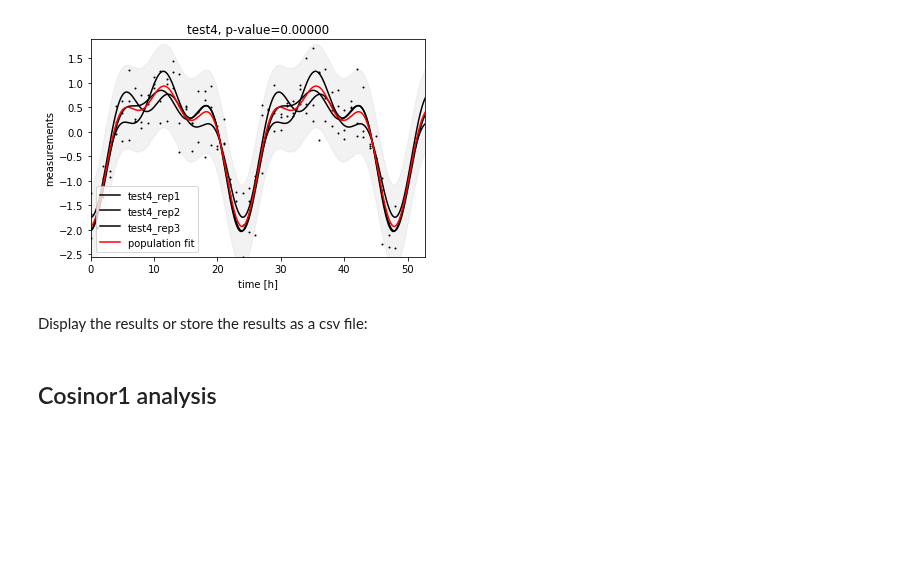
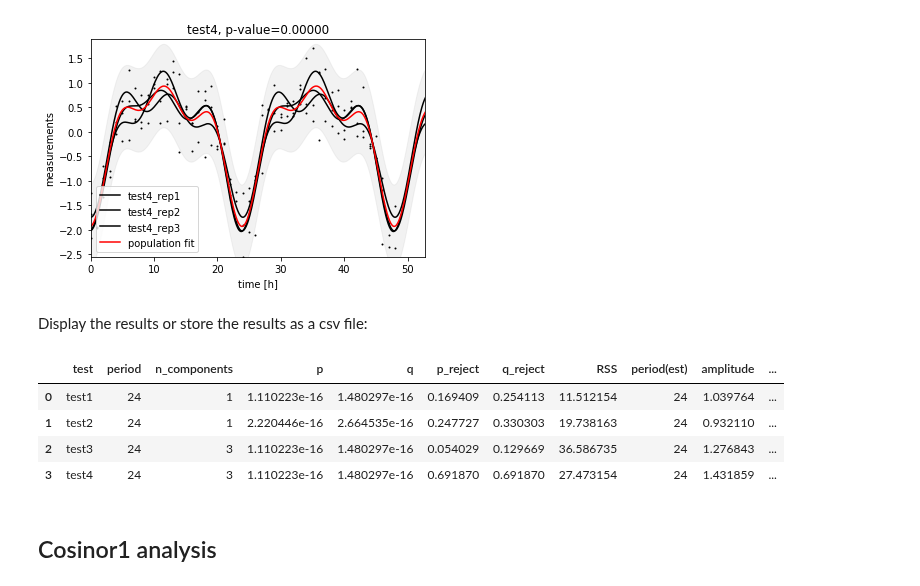
Before and after one commit to mmoskon/CosinorPy, a Jupyter notebook: demo_dependent.ipynb, the cells around one changed output. Saved outputs shown, nothing was run; the diff lists cells and outputs as text; code cells hidden in the pictures; blank space fills up the shorter version.

Commit message:
supp tables added

```diff
--- a/demo_dependent.ipynb
+++ b/demo_dependent.ipynb
@@ -85,3 +84,11 @@ df_best_models.to_csv("demo_dependent_cosinor_best.csv", index=False)
+# %%
+df_best_models
+# %% [output]
+|  | test | period | n_components | p | q | p_reject | q_reject | RSS | period(est) | amplitude | ... |
+| 0 | test1 | 24 | 1 | 1.110223e-16 | 1.480297e-16 | 0.169409 | 0.254113 | 11.512154 | 24 | 1.039764 | ... |
+| 1 | test2 | 24 | 1 | 2.220446e-16 | 2.664535e-16 | 0.247727 | 0.330303 | 19.738163 | 24 | 0.932110 | ... |
+| 2 | test3 | 24 | 3 | 1.110223e-16 | 1.480297e-16 | 0.054029 | 0.129669 | 36.586735 | 24 | 1.276843 | ... |
+| 3 | test4 | 24 | 3 | 1.110223e-16 | 1.480297e-16 | 0.691870 | 0.691870 | 27.473154 | 24 | 1.431859 | ... |
 # %% [markdown]
 ## Cosinor1 analysis
 # %% [markdown]
```
Also changed, not shown: parts of 4 cells of this notebook, 19 other files.
